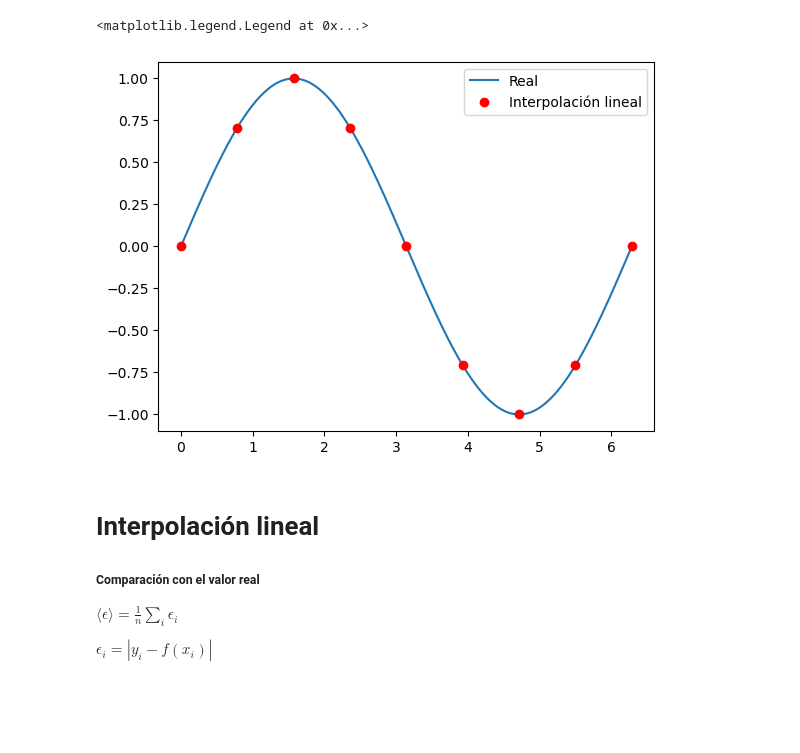
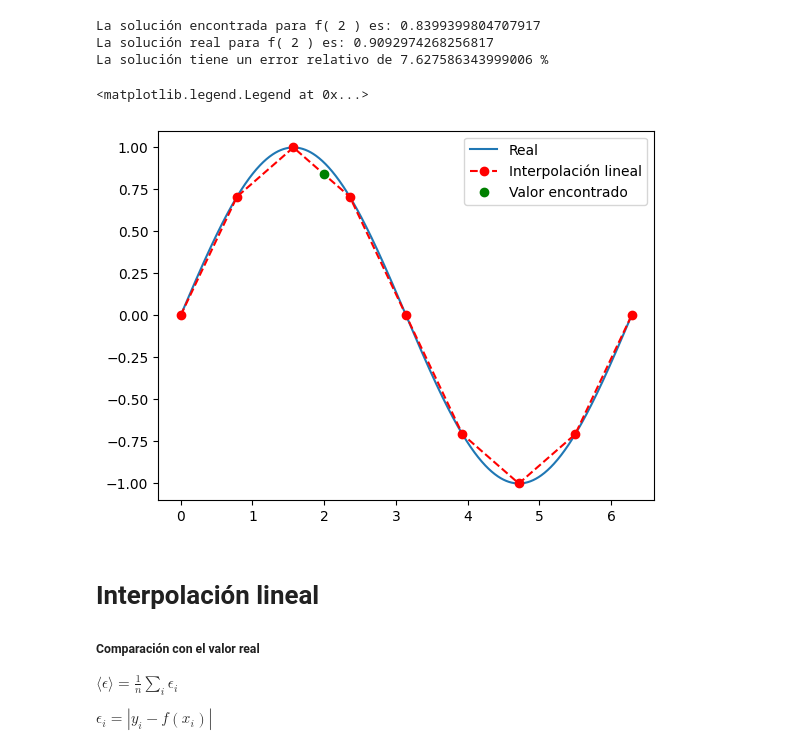
Before and after one commit to DavidOlmos03/metodosComputacionales, a Jupyter notebook: talleres/Taller # 4 Interpolación.ipynb, the cells around one changed output. Drawn from its saved outputs; the diff is of its cells as text; code cells hidden in the pictures; blank space fills up the shorter version.

```diff
--- a/talleres/Taller # 4 Interpolación.ipynb
+++ b/talleres/Taller # 4 Interpolación.ipynb
@@ -22,3 +22,15 @@ $f(x)\approx y=\frac{y_{i+1}-y_i}{x_{i+1}-x_{i}}(x-x_i)+y_i$
 
 
 3. Analizar error si se puede. $\epsilon=\frac{|y-f(x)|}{|f(x)|}$
+# %%
+# ME
+# x_int: valor que se quiere interpolar
+# xn, yn: conjunto de datos
+def linear_interpolation(x_int, xn, yn):
+    N = len(xn)
+    for i in range(N-1):
+        if x_int >= xn[i] and x_int<=xn[i+1]:
+            x = x_int
+            y_int = ((yn[i+1]-yn[i])/(xn[i+1]-xn[i]))*(x-xn[i]) + yn[i]
+            break
+    return y_int
@@ -25,25 +42,32 @@ $f(x)\approx y=\frac{y_{i+1}-y_i}{x_{i+1}-x_{i}}(x-x_i)+y_i$
 # %%
 def f(x):
     return np.sin(x)
 
 xn=np.linspace(0,2*np.pi,9)
 yn=f(xn)
 
 xreal=np.linspace(0,2*np.pi,1000)
 
-#print('La solución encontrada para f(',x_sol,') es:',y_sol)
-#print('La solución real para f(',x_sol,') es:',f(x_sol))
+x_sol = 2
+y_sol = linear_interpolation(x_sol,xn,yn)
+print('La solución encontrada para f(',x_sol,') es:',y_sol)
+print('La solución real para f(',x_sol,') es:',f(x_sol))
 
-
-#print('La solución tiene un error relativo de',error*100,'%')
+#? Esta bien calculado este error
+#! REVISAR
+error = abs(y_sol - f(x_sol))/abs(f(x_sol))
+print('La solución tiene un error relativo de',error*100,'%')
 
 plt.plot(xreal,f(xreal),label='Real')
-plt.plot(xn,yn,'o',color='red',label='Interpolación lineal')
-#plt.plot(x_sol,y_sol,'o',color='green',label='Valor encontrado')
+plt.plot(xn,yn,'o--',color='red',label='Interpolación lineal')
+plt.plot(x_sol,y_sol,'o',color='green',label='Valor encontrado',)
 plt.legend()
 # %% [output]
-<matplotlib.legend.Legend at 0x...>
+La solución encontrada para f( 2 ) es: 0.8399399804707917
+La solución real para f( 2 ) es: 0.9092974268256817
+La solución tiene un error relativo de 7.627586343999006 %
+<matplotlib.legend.Legend at 0x...>
-[figure, old version]
+[figure, new version]
 # %% [markdown]
 # Interpolación lineal
 
```
Also changed, not shown: parts of 5 cells of this notebook, 1 other file.
